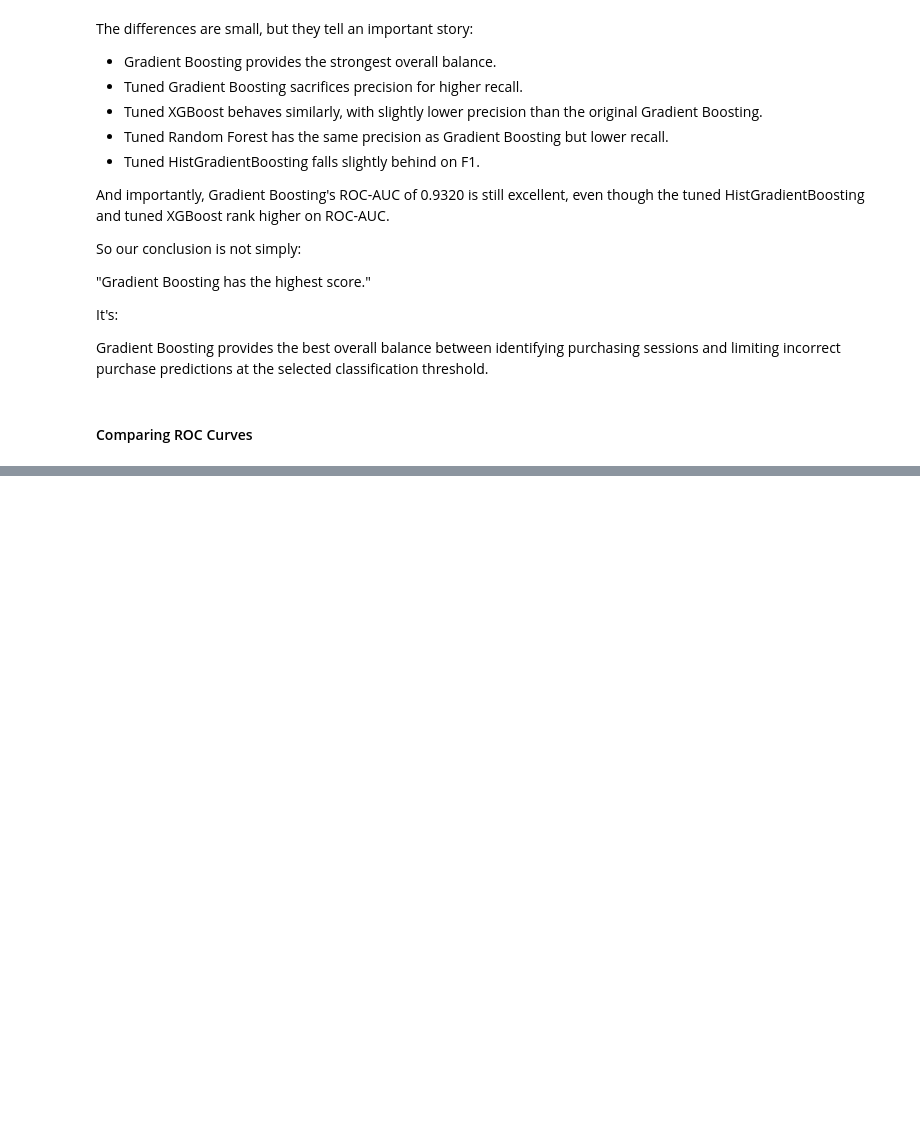
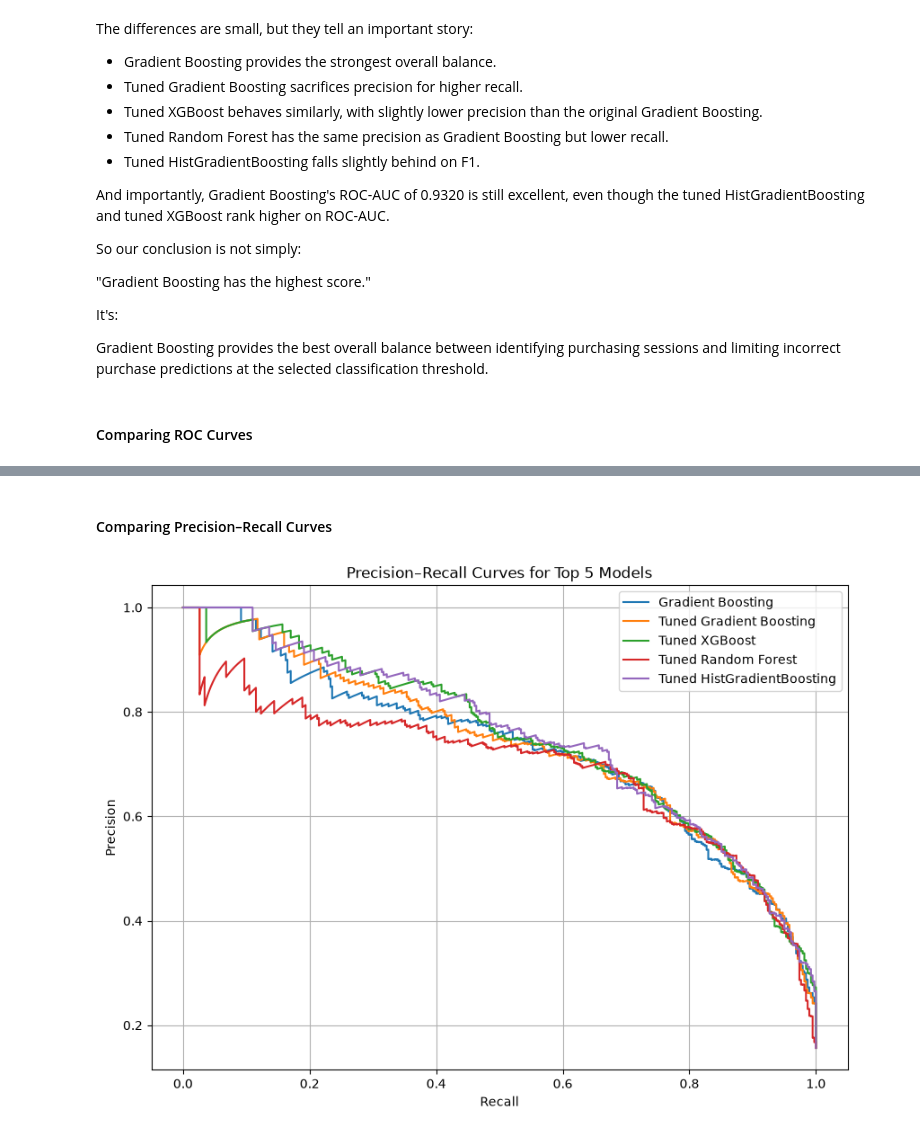
Before and after one commit to TejasMJ/ecommerce-conversion-dynamics, a Jupyter notebook: notebooks/06_model_evaluation.ipynb, the cells around one changed output, grey strips where cells are left out. Cells and saved outputs as stored; diff of their text form; code cells hidden in the pictures; blank space fills up the shorter version.

```diff
--- a/notebooks/06_model_evaluation.ipynb
+++ b/notebooks/06_model_evaluation.ipynb
@@ -457,0 +506,36 @@ Gradient Boosting provides the best overall balance between identifying purchasi
+# %% [markdown]
+#### Comparing Precision–Recall Curves
+# %%
+from sklearn.metrics import precision_recall_curve
+
+plt.figure(figsize=(10, 7))
+
+for name in top_models:
+
+    model = models[name]
+
+    if hasattr(model, 'predict_proba'):
+        y_score = model.predict_proba(X_test)[:, 1]
+
+    else:
+        y_score = model.decision_function(X_test)
+
+    precision, recall, _ = precision_recall_curve(
+        y_test,
+        y_score
+    )
+
+    plt.plot(
+        recall,
+        precision,
+        label=name
+    )
+
+plt.xlabel('Recall')
+plt.ylabel('Precision')
+plt.title('Precision–Recall Curves for Top 5 Models')
+plt.legend()
+plt.grid(True)
+plt.show()
+# %% [output]
+[figure, added]
```
Also changed, not shown: parts of 23 cells of this notebook.
